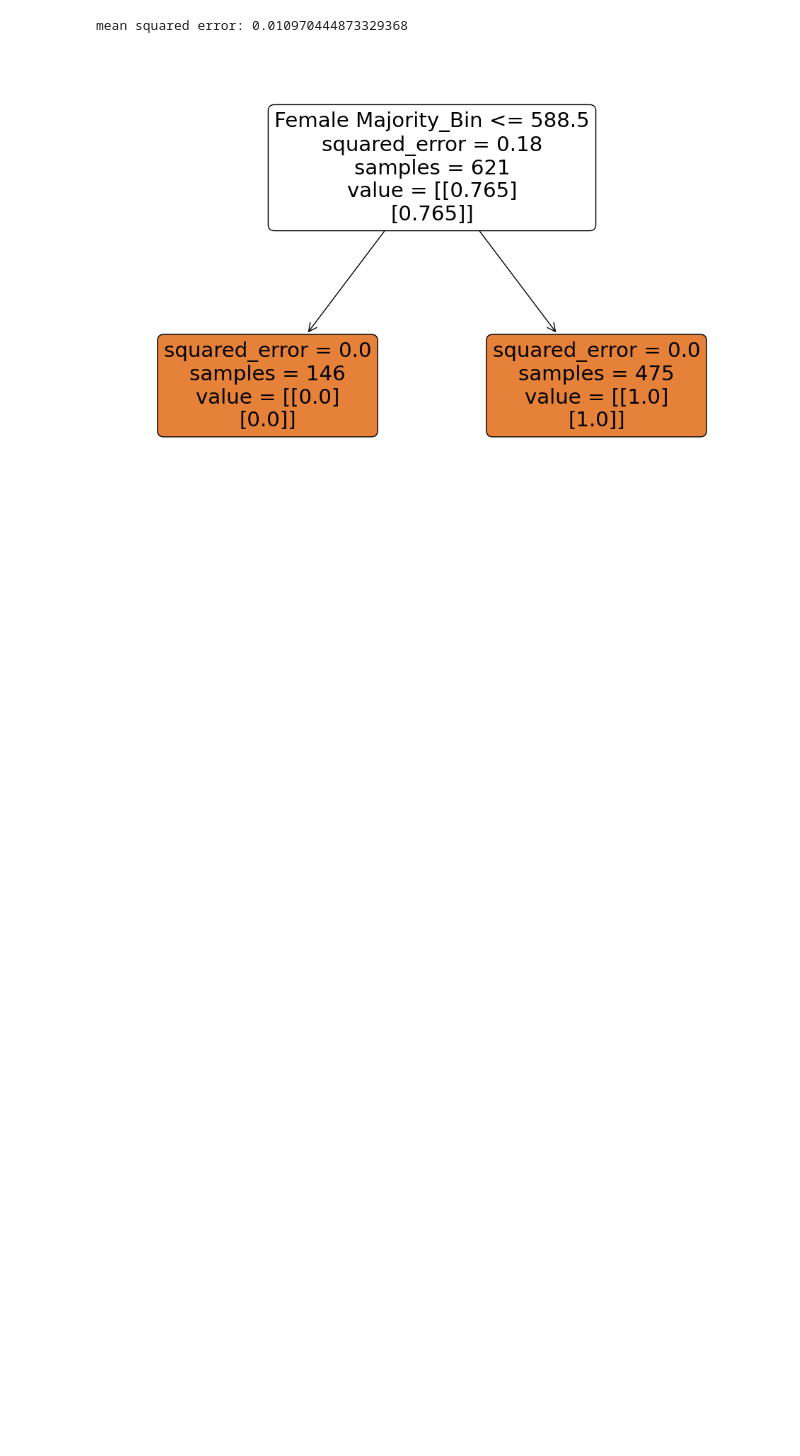
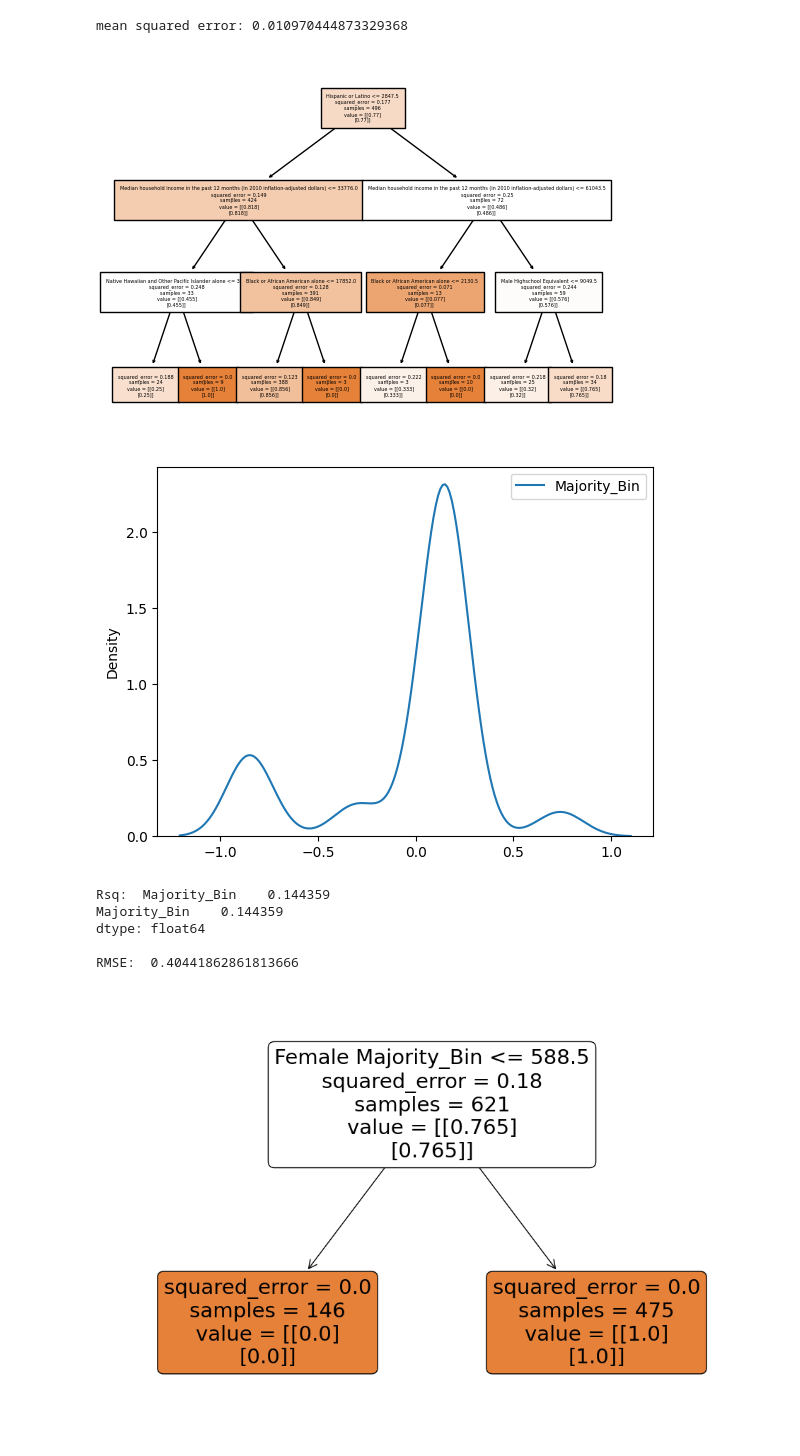
Before and after one commit to kirsten-fung/project_voting, a Jupyter notebook: voting_modeling.ipynb, the cells around one changed output. Drawn from its saved outputs; the diff is of its cells as text; code cells hidden in the pictures; blank space fills up the shorter version.

Commit message:
final modeling

```diff
--- a/voting_modeling.ipynb
+++ b/voting_modeling.ipynb
@@ -318,6 +299,49 @@ print("mean squared error:", mse)
 # this looks pretty good to me?
 # %% [output]
 mean squared error: 0.010970444873329368
+# %%
+from sklearn.tree import DecisionTreeRegressor # Import the tree classifier
+from sklearn.tree import plot_tree # Import the tree classifier
+from sklearn.model_selection import train_test_split # Train/test splitter
+
+# Process data:
+y = merged_expanded['Majority_Bin']
+#y =  np.log(df['Price']) # Compare with and without logs
+vars = ['Male', 'Female', 'Median age: Male', 'Median age: Female', 'White alone', 'Black or African American alone', 'American Indian and Alaska Native alone', 'Asian alone', 'Native Hawaiian and Other Pacific Islander alone', 'Hispanic or Latino', 'Other', 'Male Higher Education', 'Female Higher Education', 'Male Highschool Equivalent', 'Male Highschool Equivalent', 'Median household income in the past 12 months (in 2010 inflation-adjusted dollars)']
+X = pd.concat([merged_expanded.loc[:,vars]],axis=1)
+
+# Train-test split:
+X_train, X_test, y_train, y_test = train_test_split(X,y,test_size=.2,random_state=100)
+
+# Fit decision tree:
+cart = DecisionTreeRegressor(max_depth = 3) # Create a regression object
+cart = cart.fit(X_train, y_train) # Fit the regression
+var_names = cart.feature_names_in_
+
+# Visualize results:
+plot_tree(cart,filled=True,feature_names=var_names, fontsize=3.5)
+plt.show()
+
+## Make Predictions on the Test Set
+y_hat = cart.predict(X_test)
+
+## Residuals, Rsq, RMSE
+e = y_test - y_hat
+sns.kdeplot(e) # Notice the residuals aren't centered around zero
+plt.show()
+rsq = 1-np.sum(e**2)/np.sum( (y_test - np.mean(y_train))**2)
+RMSE = np.sqrt(np.mean(e**2))
+
+print('Rsq: ', rsq, '\n')
+print('RMSE: ', RMSE, '\n')
+# %% [output]
+[figure, added]
+[figure, added]
+Rsq:  Majority_Bin    0.144359
+Majority_Bin    0.144359
+dtype: float64
+
+RMSE:  0.40441862861813666
 # %%
 from sklearn.tree import DecisionTreeRegressor, plot_tree
 import matplotlib.pyplot as plt
```
Also changed, not shown: parts of 11 cells of this notebook.
